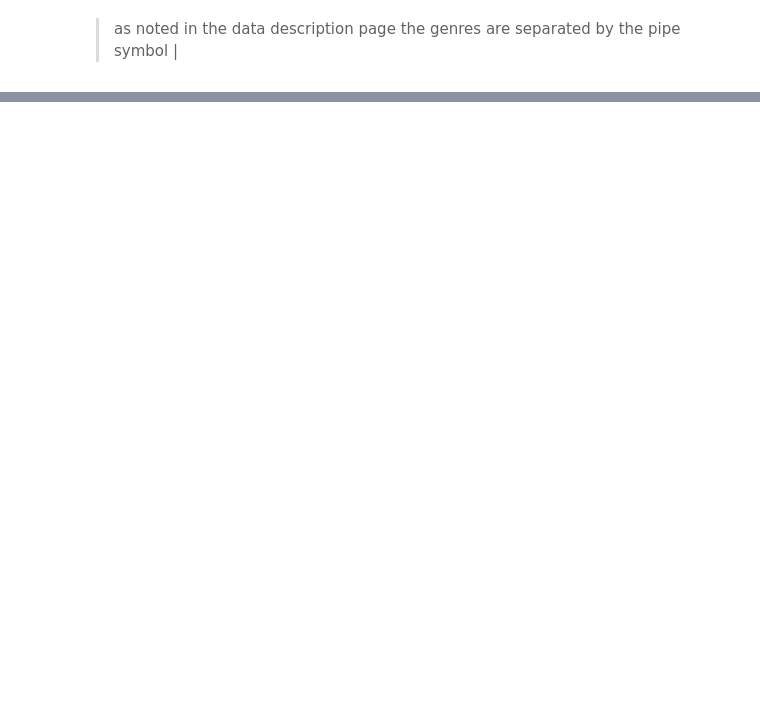
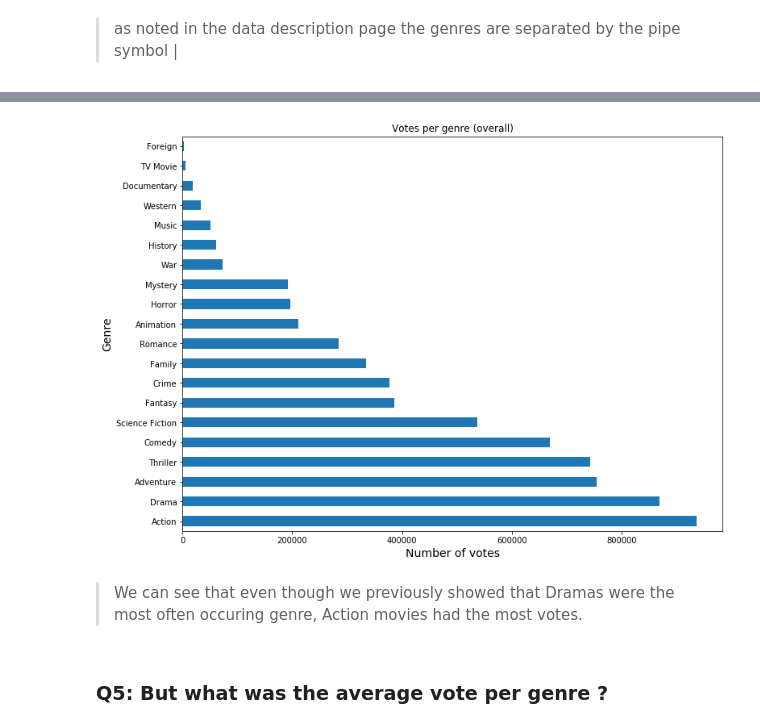
Before and after one commit to jamesl-github/udacity, a Jupyter notebook: nanodegree/data_analysis/Investigate_a_Dataset/investigate-a-dataset.ipynb, the cells around one changed output, grey strips where cells are left out. Drawn from its saved outputs; the diff is of its cells as text; code cells hidden in the pictures; blank space fills up the shorter version.

```diff
--- a/nanodegree/data_analysis/Investigate_a_Dataset/investigate-a-dataset.ipynb
+++ b/nanodegree/data_analysis/Investigate_a_Dataset/investigate-a-dataset.ipynb
@@ -608,0 +382,8 @@ plt.show();
+# %%
+print(datetime.now())
+
+a4 = joined_df.groupby(["genre"])["vote_count"].sum()
+a4 = a4.sort_values(ascending=False, inplace=False)
+a4
+
+print(datetime.now())
@@ -608,0 +410,10 @@ plt.show();
+# %%
+a4.plot(kind="barh", figsize=(12, 9), title='Votes per genre (overall)');
+plt.xlabel('Number of votes', fontsize=14);
+plt.ylabel('Genre', fontsize=14);
+# %% [output]
+[figure, added]
+# %% [markdown]
+> We can see that even though we previously showed that Dramas were the most often occuring genre, Action movies had the most votes.
+# %% [markdown]
+### Q5: But what was the average vote per genre ?
```
Also changed, not shown: parts of 79 cells of this notebook, 1 other file.
